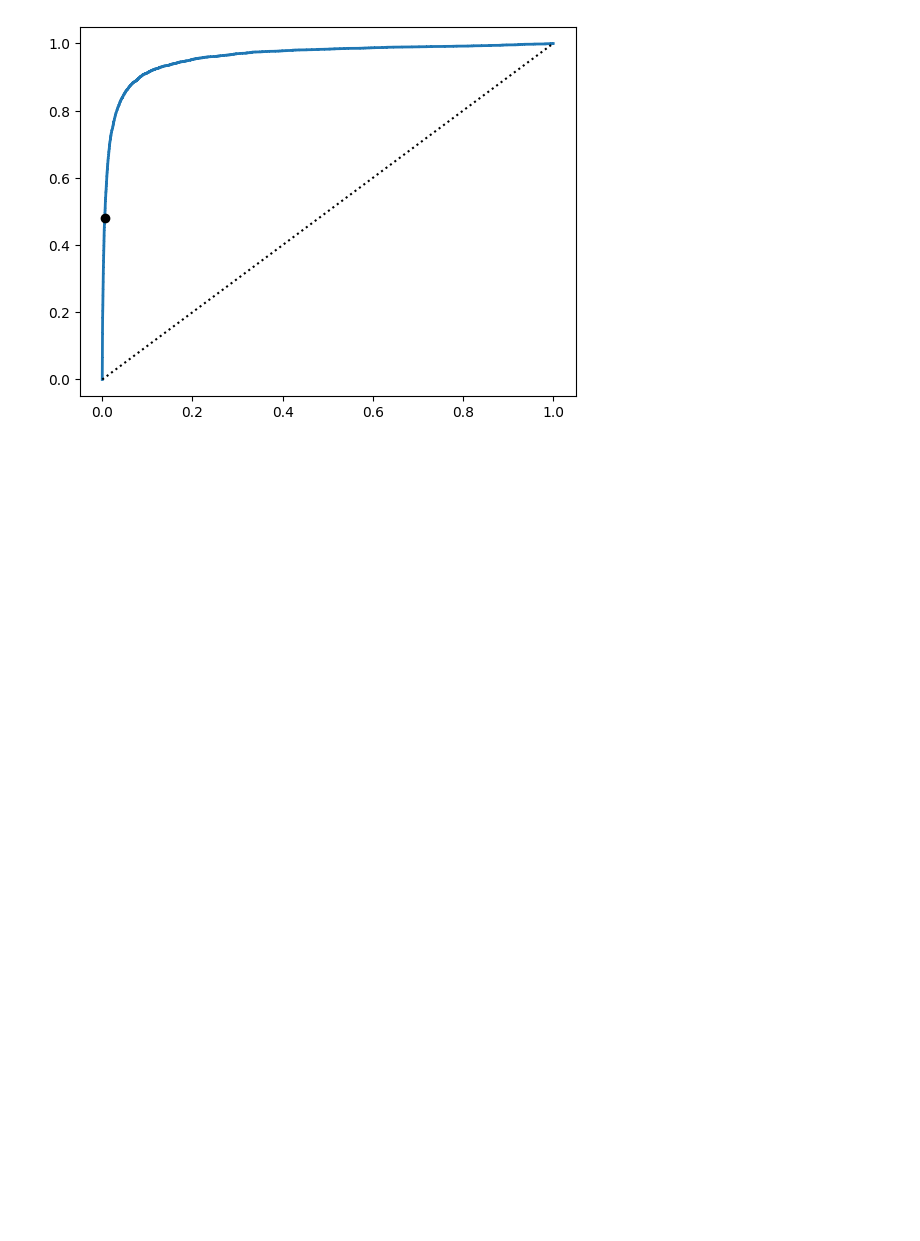
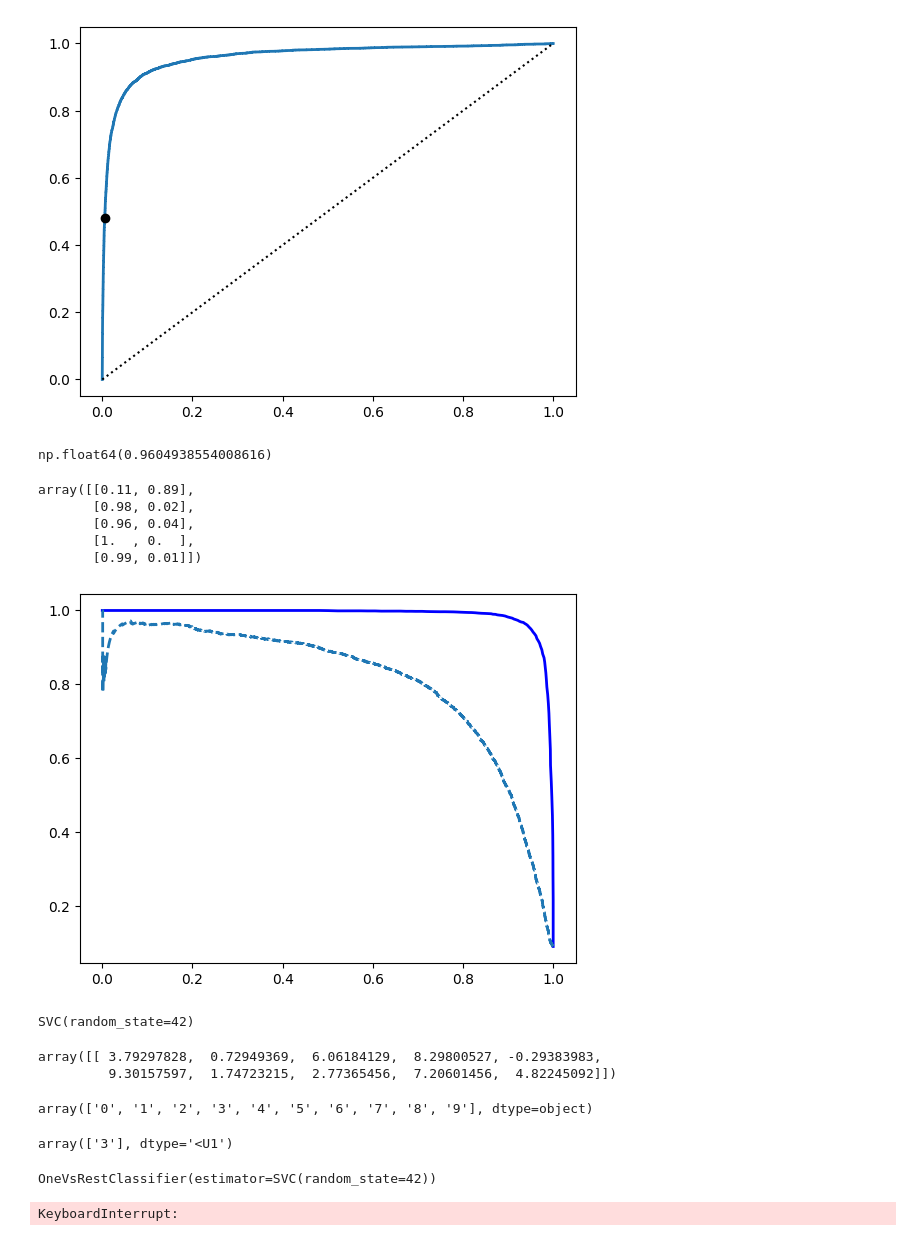
Before and after one commit to Satyam298/hands-on-ml, a Jupyter notebook: classification.ipynb, the cells around one changed output. Cells and saved outputs as stored; diff of their text form; code cells hidden in the pictures; blank space fills up the shorter version.

```diff
--- a/classification.ipynb
+++ b/classification.ipynb
@@ -136,3 +136,69 @@ plt.plot([fpr_90], [tpr_90], "ko", label="Threshold for 90% precision")
 plt.show()
 # %% [output]
 [figure]
+# %%
+from sklearn.metrics import roc_auc_score
+roc_auc_score(y_train_5, y_scores)
+# %% [output]
+np.float64(0.9604938554008616)
+# %%
+from sklearn.ensemble import RandomForestClassifier
+forest_clf = RandomForestClassifier(random_state=42)
+# %%
+y_probas_forest = cross_val_predict(forest_clf, X_train, y_train_5, cv=3, method="predict_proba")
+y_probas_forest[:5]
+# %% [output]
+array([[0.11, 0.89],
+       [0.98, 0.02],
+       [0.96, 0.04],
+       [1.  , 0.  ],
+       [0.99, 0.01]])
+# %%
+y_scores_forest = y_probas_forest[:,(1)]
+precisions_forest, recalls_forest, thresholds_forest = precision_recall_curve(y_train_5, y_scores_forest)
+plt.plot(recalls_forest, precisions_forest, "b-", linewidth=2,
+label="Random Forest")
+plt.plot(recalls, precisions,
+"--"
+, linewidth=2, label="SGD")
+plt.show()
+# %% [output]
+[figure, added]
+# %%
+#multiclass classification
+# ovr vs ovo
+from sklearn.svm import SVC
+svm_clf = SVC(random_state = 42)
+svm_clf.fit(X_train[:2000], y_train[:2000])
+# %% [output]
+SVC(random_state=42)
+# %%
+svm_clf.predict([some_digit])
+svm_clf_scores = svm_clf.decision_function([some_digit])
+svm_clf_scores
+#
+# %% [output]
+array([[ 3.79297828,  0.72949369,  6.06184129,  8.29800527, -0.29383983,
+         9.30157597,  1.74723215,  2.77365456,  7.20601456,  4.82245092]])
+# %%
+#class labels
+svm_clf.classes_
+# %% [output]
+array(['0', '1', '2', '3', '4', '5', '6', '7', '8', '9'], dtype=object)
+# %%
+sgd_clf = SGDClassifier(random_state=42)
+sgd_clf.fit(X_train, y_train)
+sgd_clf.predict([some_digit])
+# %% [output]
+array(['3'], dtype='<U1')
+# %%
+from sklearn.multiclass import OneVsRestClassifier
+ovr_clf = OneVsRestClassifier(SVC(random_state=42))
+ovr_clf.fit(X_train[:2000], y_train[:2000])
+# %% [output]
+OneVsRestClassifier(estimator=SVC(random_state=42))
+# %%
+#can use accuracy as roughly the same amount of image of each class
+cross_val_score(ovr_clf, X_train, y_train, cv=3, scoring="accuracy")
+# %% [output]
+KeyboardInterrupt:
```
Also changed, not shown: parts of 12 cells of this notebook.
